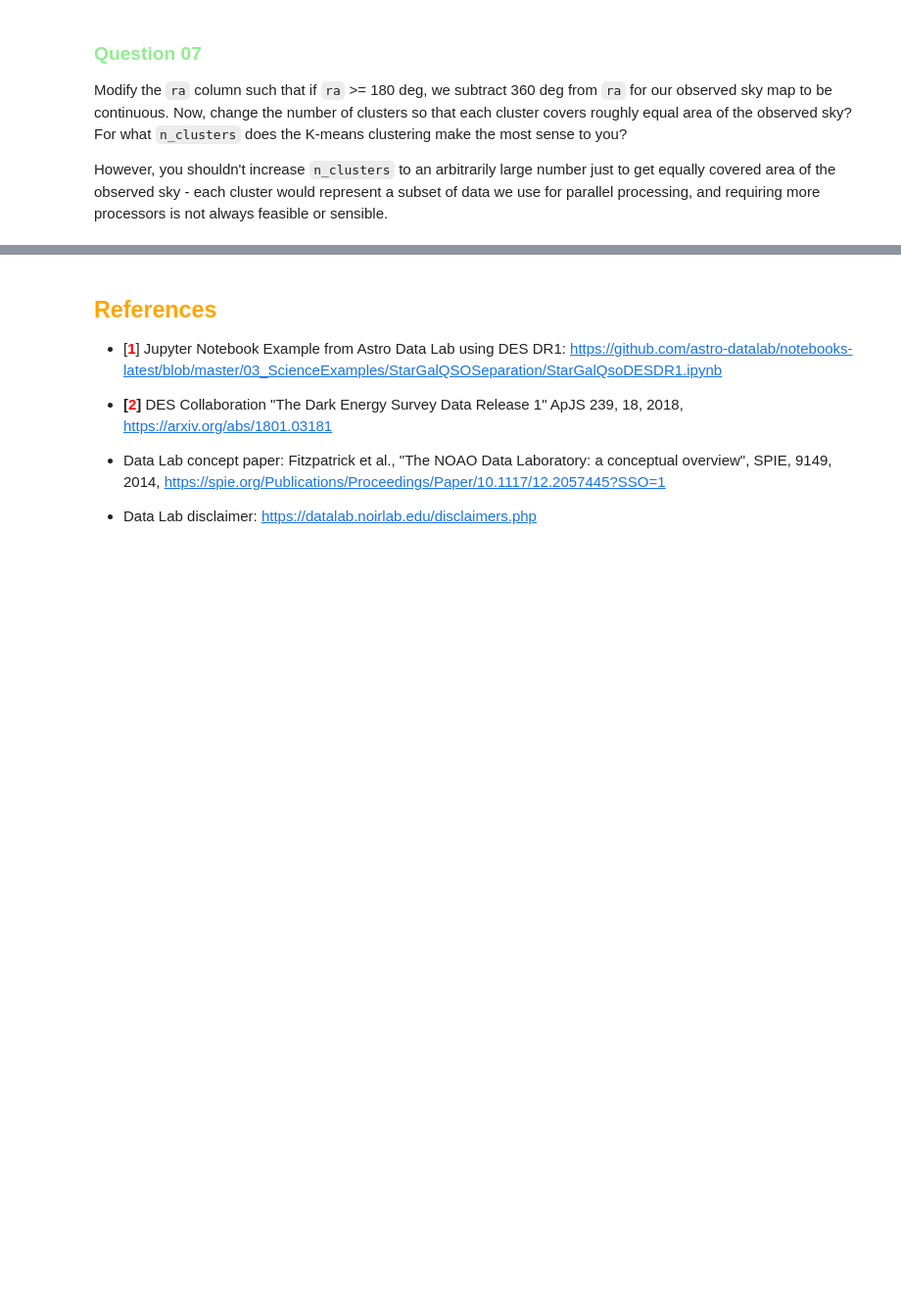
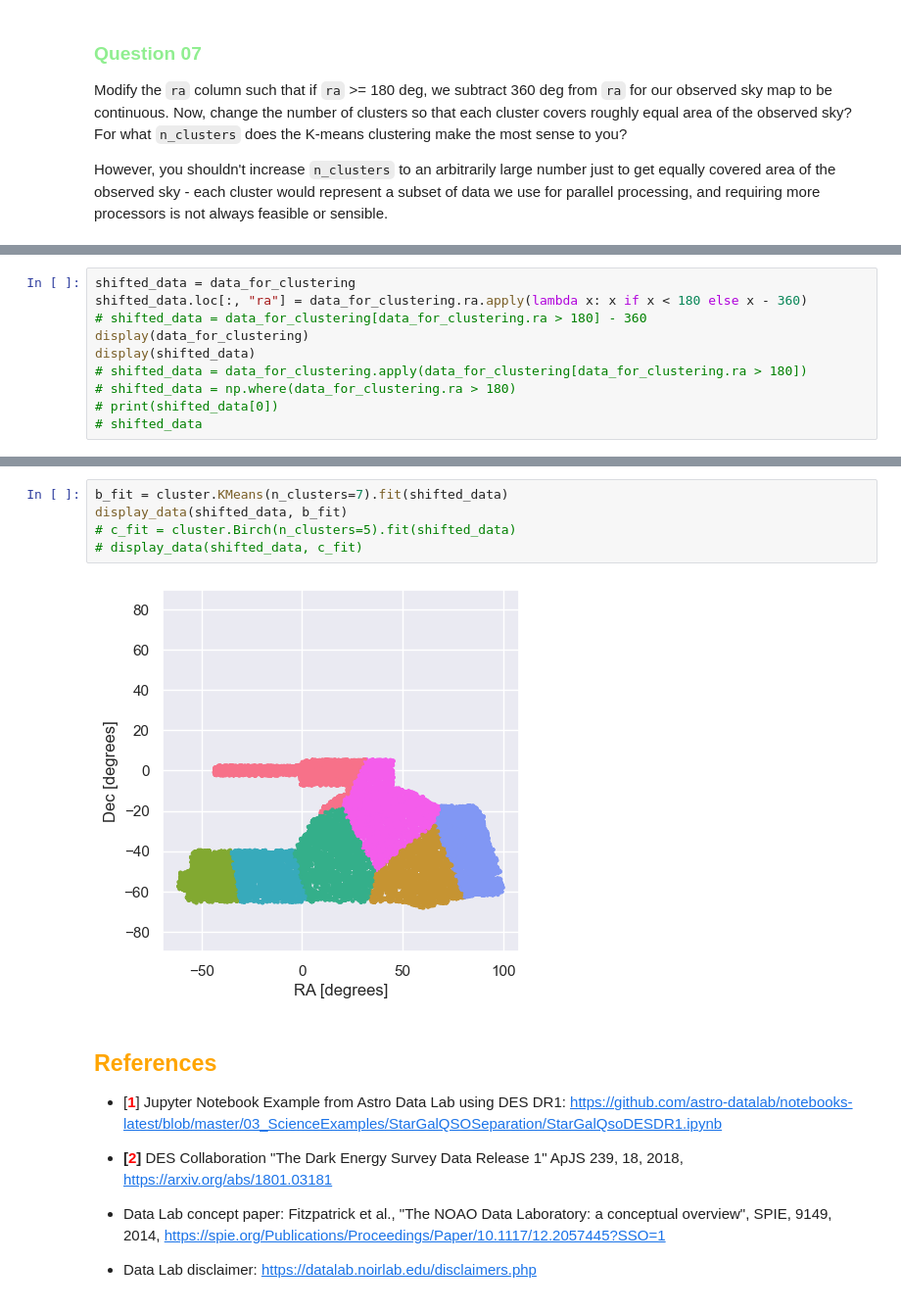
Before and after one commit to Goldartfrog/ComputationalPhysics, a Jupyter notebook: MLPhys/Project_01_DarkEnergySurvey.ipynb, the cells around one changed output, grey strips where cells are left out. Shown at 98% size. Saved outputs shown, nothing was run; the diff lists cells and outputs as text; blank space fills up the shorter version.

```diff
--- a/MLPhys/Project_01_DarkEnergySurvey.ipynb
+++ b/MLPhys/Project_01_DarkEnergySurvey.ipynb
@@ -204,0 +207,10 @@ data_for_clustering[data_for_clustering.ra > 180]
+# %%
+shifted_data = data_for_clustering
+shifted_data.loc[:, "ra"] = data_for_clustering.ra.apply(lambda x: x if x < 180 else x - 360)
+# shifted_data = data_for_clustering[data_for_clustering.ra > 180] - 360
+display(data_for_clustering)
+display(shifted_data)
+# shifted_data = data_for_clustering.apply(data_for_clustering[data_for_clustering.ra > 180])
+# shifted_data = np.where(data_for_clustering.ra > 180)
+# print(shifted_data[0])
+# shifted_data
@@ -205,3 +244,10 @@ data_for_clustering[data_for_clustering.ra > 180]
+# %%
+b_fit = cluster.KMeans(n_clusters=7).fit(shifted_data)
+display_data(shifted_data, b_fit)
+# c_fit = cluster.Birch(n_clusters=5).fit(shifted_data)
+# display_data(shifted_data, c_fit)
+# %% [output]
+[figure, added]
 # %% [markdown]
 ## <span style="color:Orange">References</span>
 
```
Also changed, not shown: parts of 5 cells of this notebook.
